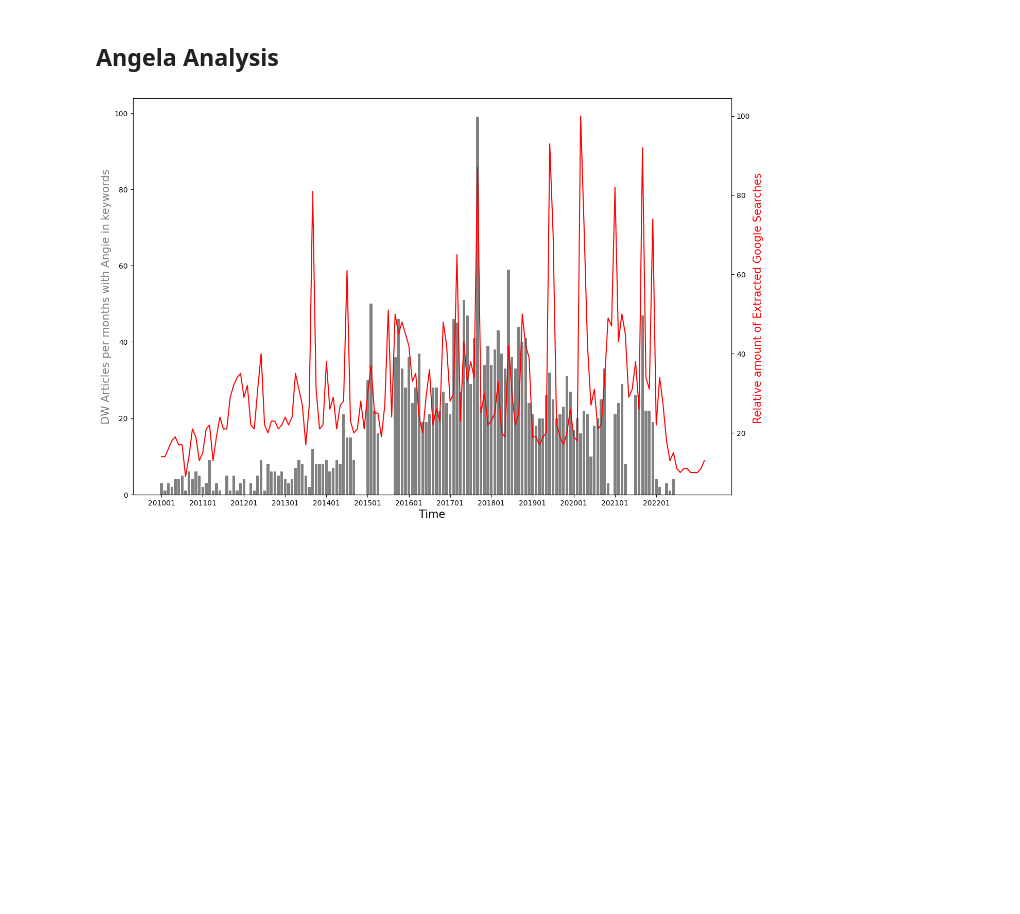
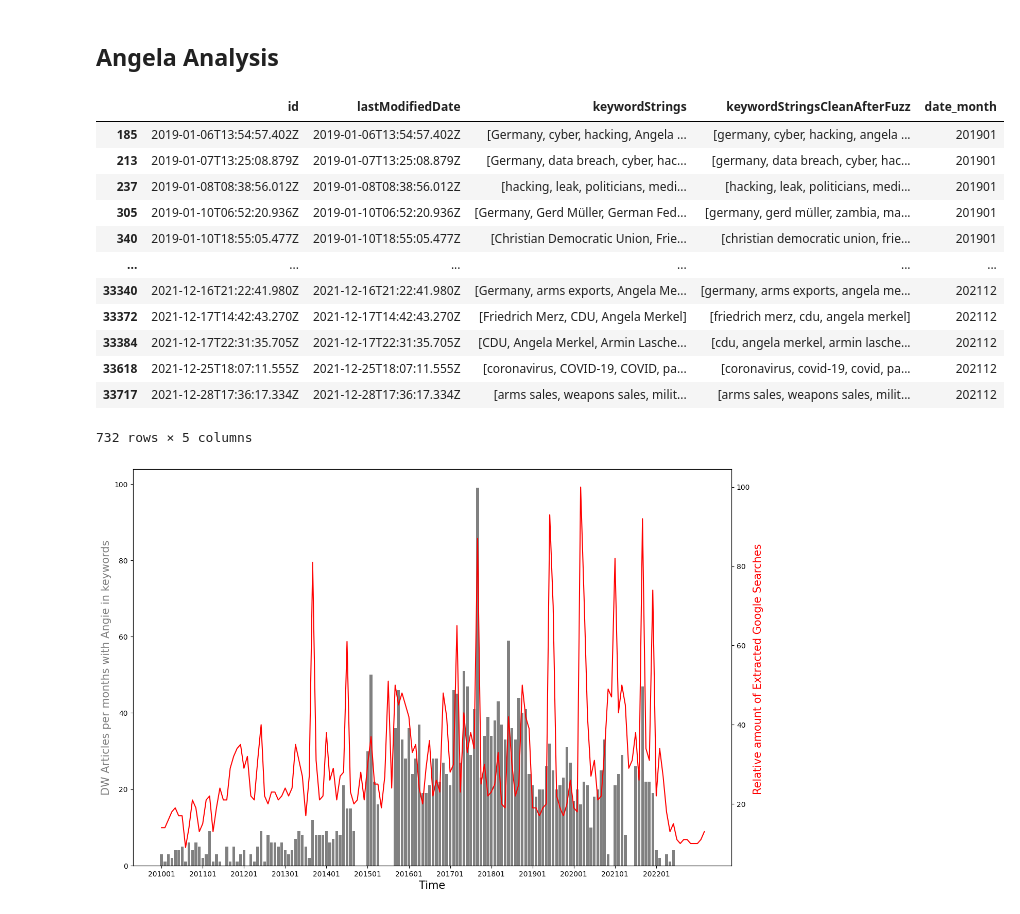
Before and after one commit to mariosakritas/NLP-methods-for-news-articles, a Jupyter notebook: notebooks/MD_MA_keywords_to_timeseries.ipynb, the cells around one changed output. Drawn from its saved outputs; the diff is of its cells as text; code cells hidden in the pictures; blank space fills up the shorter version.

```diff
--- a/notebooks/MD_MA_keywords_to_timeseries.ipynb
+++ b/notebooks/MD_MA_keywords_to_timeseries.ipynb
@@ -134,6 +134,22 @@ df_angela = df.drop(not_angela_indices)
 df_angela['date_month'] = df_angela.lastModifiedDate.apply(lambda x: x[:7] if x is not None else x)
 df_angela['date_month'] = df_angela['date_month'].apply(lambda x: int(x.replace('-','')))
 all_year_months = [year*100+month for month in range(1, 13) for year in range(2010, 2023)]
+# %%
+df_angela
+# %% [output]
+|  | id | lastModifiedDate | keywordStrings | keywordStringsCleanAfterFuzz | date_month |
+| 185 | 2019-01-06T13:54:57.402Z | 2019-01-06T13:54:57.402Z | [Germany, cyber, hacking, Angela ... | [germany, cyber, hacking, angela ... | 201901 |
+| 213 | 2019-01-07T13:25:08.879Z | 2019-01-07T13:25:08.879Z | [Germany, data breach, cyber, hac... | [germany, data breach, cyber, hac... | 201901 |
+| 237 | 2019-01-08T08:38:56.012Z | 2019-01-08T08:38:56.012Z | [hacking, leak, politicians, medi... | [hacking, leak, politicians, medi... | 201901 |
+| 305 | 2019-01-10T06:52:20.936Z | 2019-01-10T06:52:20.936Z | [Germany, Gerd Müller, German Fed... | [germany, gerd müller, zambia, ma... | 201901 |
+| 340 | 2019-01-10T18:55:05.477Z | 2019-01-10T18:55:05.477Z | [Christian Democratic Union, Frie... | [christian democratic union, frie... | 201901 |
+| ... | ... | ... | ... | ... | ... |
+| 33340 | 2021-12-16T21:22:41.980Z | 2021-12-16T21:22:41.980Z | [Germany, arms exports, Angela Me... | [germany, arms exports, angela me... | 202112 |
+| 33372 | 2021-12-17T14:42:43.270Z | 2021-12-17T14:42:43.270Z | [Friedrich Merz, CDU, Angela Merkel] | [friedrich merz, cdu, angela merkel] | 202112 |
+| 33384 | 2021-12-17T22:31:35.705Z | 2021-12-17T22:31:35.705Z | [CDU, Angela Merkel, Armin Lasche... | [cdu, angela merkel, armin lasche... | 202112 |
+| 33618 | 2021-12-25T18:07:11.555Z | 2021-12-25T18:07:11.555Z | [coronavirus, COVID-19, COVID, pa... | [coronavirus, covid-19, covid, pa... | 202112 |
+| 33717 | 2021-12-28T17:36:17.334Z | 2021-12-28T17:36:17.334Z | [arms sales, weapons sales, milit... | [arms sales, weapons sales, milit... | 202112 |
+732 rows × 5 columns
 # %%
 not_in_df = list(set(all_year_months) - set(df_angela['date_month'].tolist()))
 yearmonth_counts = dict(Counter(df_angela['date_month'].tolist()))
```
Also changed, not shown: parts of 45 cells of this notebook, 1 other file.
